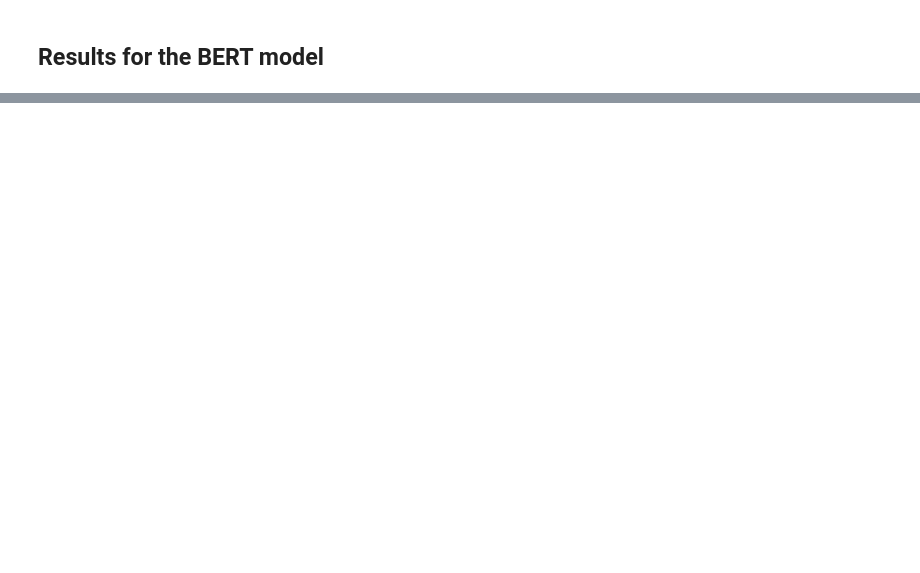
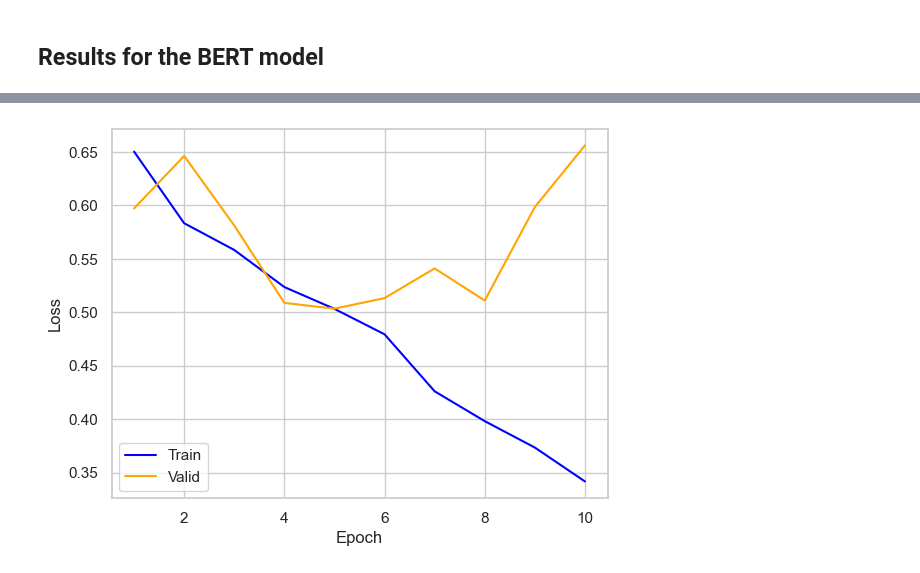
Before and after one commit to sunnivaolsrud/02456_deeplearning_project, a Jupyter notebook: src/Results.ipynb, the cells around one changed output, grey strips where cells are left out. Saved outputs shown, nothing was run; the diff lists cells and outputs as text; code cells hidden in the pictures; blank space fills up the shorter version.

```diff
--- a/src/Results.ipynb
+++ b/src/Results.ipynb
@@ -188,24 +163,26 @@ plt.savefig("50-epochs-roc")
 # %%
 # Training and validation loss
 
 # load data from output file
 output = []
 for i in ['Output_14988963']:
-    with open(f'src/log/{i}.out') as f:
+    with open(f'log/{i}.out') as f:
         output.append(np.array(f.readlines())[1:])
 messagedict =  [list(map(ast.literal_eval,run)) for run in output]
 
 mapp = lambda x: [[epoch[x] for epoch in run if x in epoch] for run in messagedict]
 eval_loss=mapp('eval_loss');eval_accu=mapp('eval_accuracy');train_loss=mapp('loss')
 
 # visualize train and validation loss
 num_epochs = 10
 train_loss_ = np.array(train_loss[0])[np.linspace(0,len(train_loss[0])-1,10).astype(int)]
 sns.set_theme(style="whitegrid")
 fig, ax = plt.subplots()
 sns.lineplot(x=np.arange(1,num_epochs+1), y=train_loss_, color='blue', label='Train');
 sns.lineplot(x=np.arange(1, num_epochs + 1), y=eval_loss[0], color='orange', label='Valid');
 plt.xlabel('Epoch')
 plt.ylabel('Loss')
 plt.legend()
 plt.savefig("test.png")
+# %% [output]
+[figure, added]
```
Also changed, not shown: parts of 8 cells of this notebook, 4 other files.
